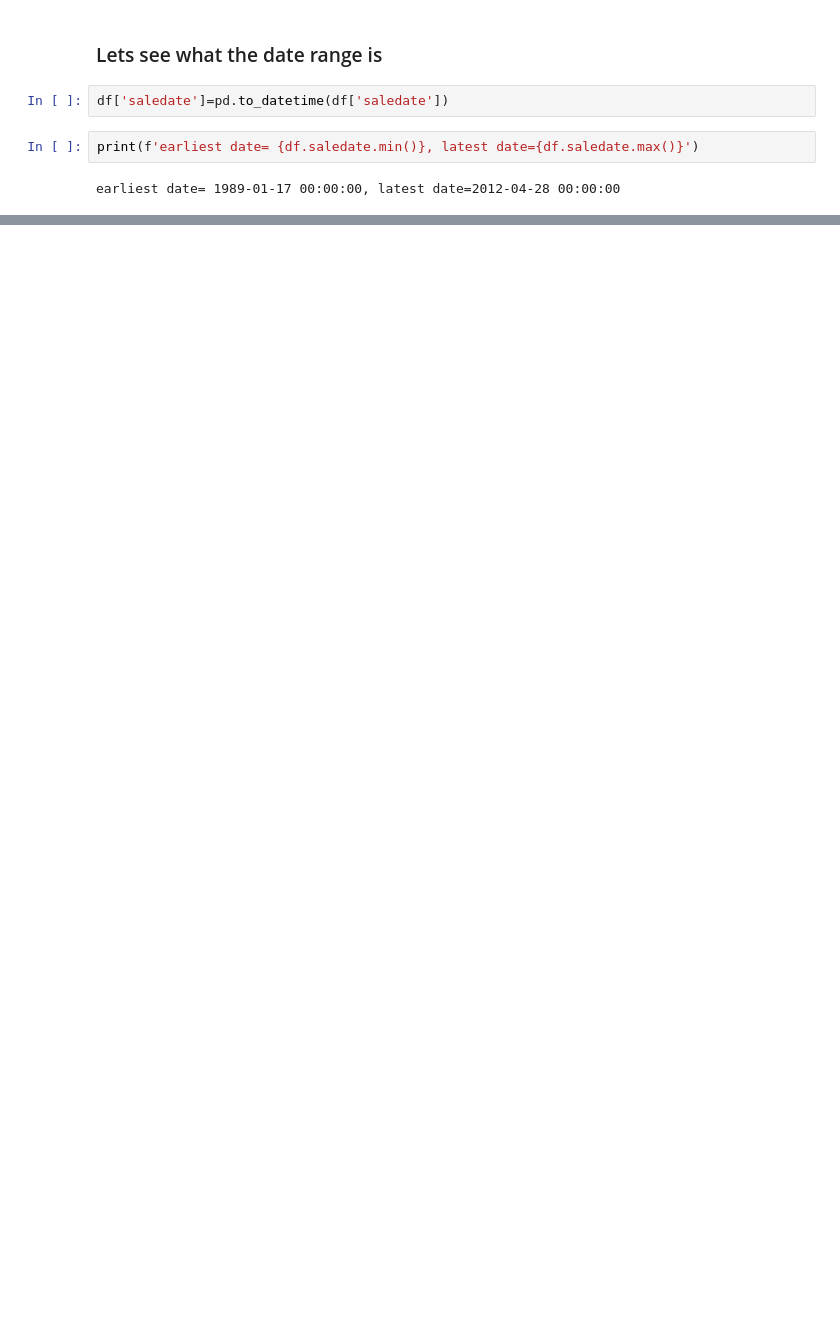
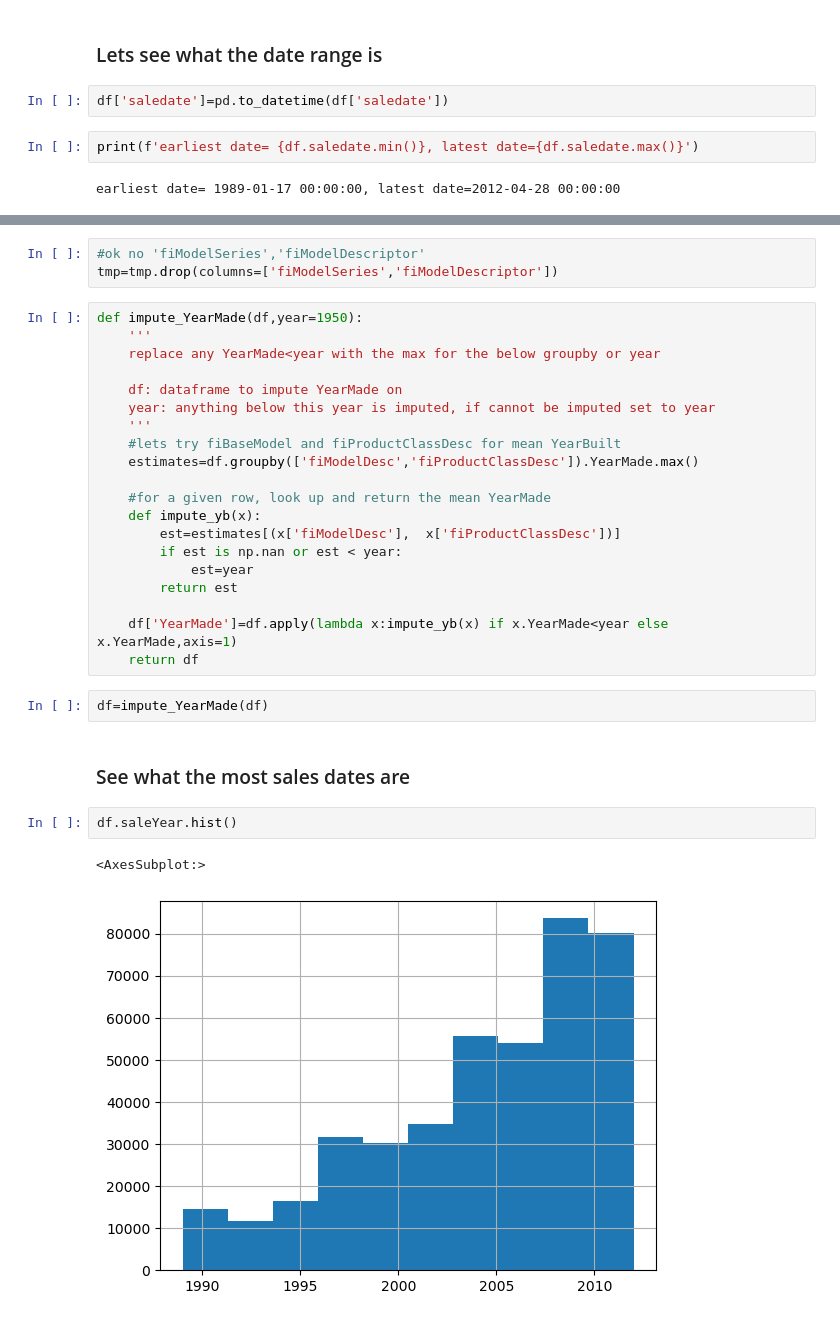
Before and after one commit to CNUClasses/DATA301_CODE, a Jupyter notebook: homework/bigiron.ipynb, the cells around one changed output, grey strips where cells are left out. Cells and saved outputs as stored; diff of their text form; blank space fills up the shorter version.

```diff
--- a/homework/bigiron.ipynb
+++ b/homework/bigiron.ipynb
@@ -152,0 +179,32 @@ dtype: int64
+# %%
+#ok no 'fiModelSeries','fiModelDescriptor'
+tmp=tmp.drop(columns=['fiModelSeries','fiModelDescriptor'])
+# %%
+def impute_YearMade(df,year=1950):
+    '''
+    replace any YearMade<year with the max for the below groupby or year
+
+    df: dataframe to impute YearMade on
+    year: anything below this year is imputed, if cannot be imputed set to year
+    '''
+    #lets try fiBaseModel and fiProductClassDesc for mean YearBuilt
+    estimates=df.groupby(['fiModelDesc','fiProductClassDesc']).YearMade.max()
+
+    #for a given row, look up and return the mean YearMade
+    def impute_yb(x):
+        est=estimates[(x['fiModelDesc'],  x['fiProductClassDesc'])]
+        if est is np.nan or est < year:
+            est=year
+        return est
+
+    df['YearMade']=df.apply(lambda x:impute_yb(x) if x.YearMade<year else x.YearMade,axis=1)
+    return df
+# %%
+df=impute_YearMade(df)
+# %% [markdown]
+### See what the most sales dates are
+# %%
+df.saleYear.hist()
+# %% [output]
+<AxesSubplot:>
+[figure, added]
```
Also changed, not shown: parts of 78 cells of this notebook, 1 other file.
